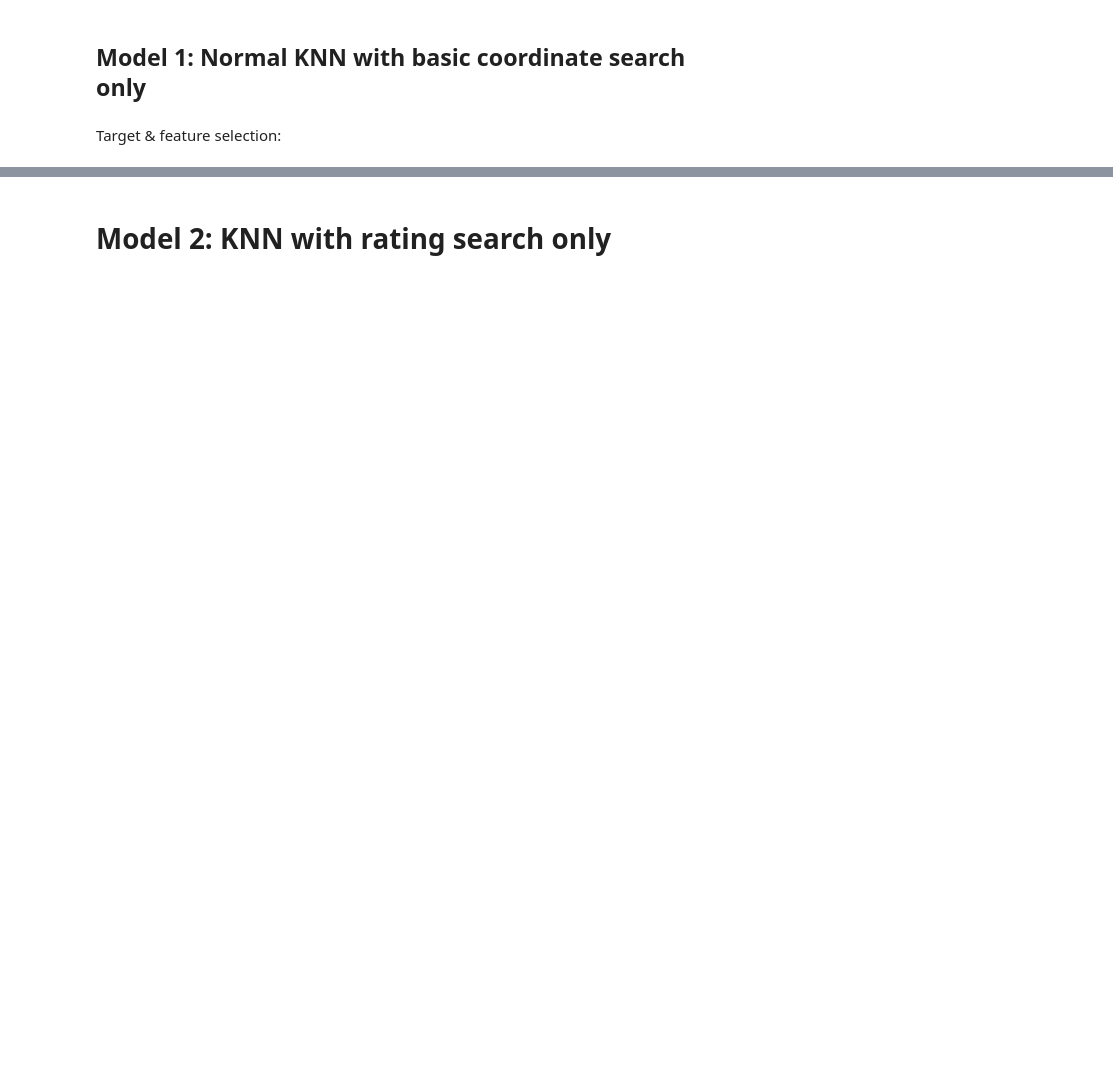
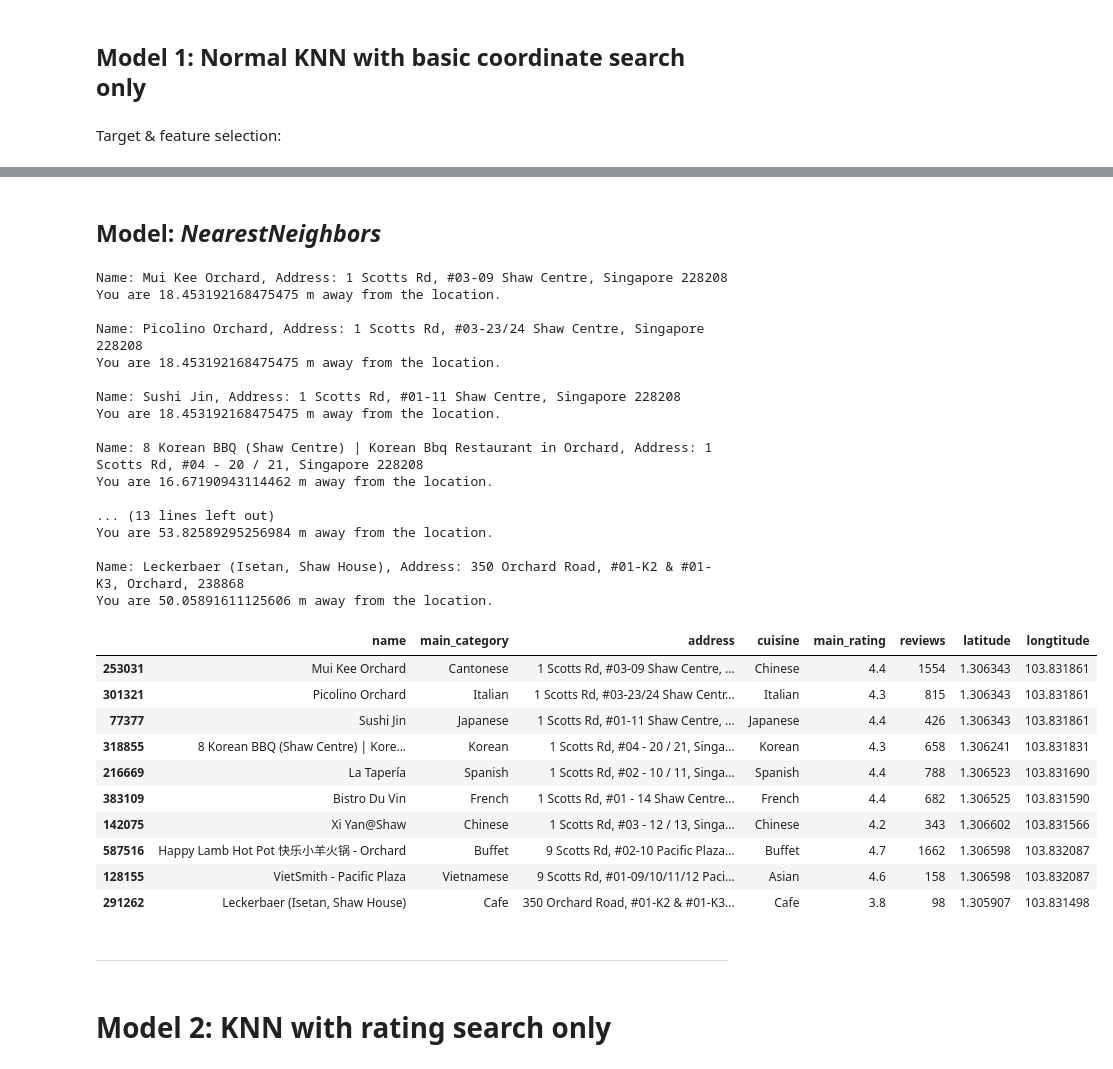
Before and after one commit to toothyachy/yumspeak, a Jupyter notebook: notebooks/Jason___K_N_N.ipynb, the cells around one changed output, grey strips where cells are left out. Saved outputs shown, nothing was run; the diff lists cells and outputs as text; code cells hidden in the pictures; blank space fills up the shorter version.

Commit message:
Experimental difference between KNeighborsClassifier and NearestNeighbors

```diff
--- a/notebooks/Jason___K_N_N.ipynb
+++ b/notebooks/Jason___K_N_N.ipynb
@@ -47,3 +38,5 @@ orgin_resturant_dataset.main_category.nunique()
+# %%
+orgin_resturant_dataset.drop_duplicates(subset=['place_id'], inplace = True)
 # %% [markdown]
 ## Model 1: Normal KNN with basic coordinate search only
 # %% [markdown]
@@ -55,5 +50,5 @@ firstMod_target_dataset = orgin_resturant_dataset['main_category']
 # %%
-def norm_cord_search(test_coordinate, search_area = 3):
+def KNN_norm_cord_search(test_coordinate, search_area = 3):
   KNN = KNeighborsClassifier(metric='haversine')
   KNN.fit(firstMod_feature_dataset.values, firstMod_target_dataset)
   neighbors = KNN.kneighbors(test_coordinate, n_neighbors=search_area, return_distance=False)
@@ -73,0 +56,12 @@ orgin_resturant_dataset.iloc[norm_cord_search(test_coordinate, test_searchresult
+# %%
+# Test coordinate
+test_coordinate = [[1.284495, 103.852716]]
+test_searchresult = 5
+
+# Show test coordinates
+KNN_result_resturant_dataset = orgin_resturant_dataset.iloc[KNN_norm_cord_search(test_coordinate, test_searchresult)[0]][['name', 'reviews', 'main_category', 'main_rating',
+       'address','cuisine', 'latitude', 'longtitude']]
+for index, row in KNN_result_resturant_dataset.iterrows():
+    print(f"Name: {row['name']}, Address: {row['address']}")
+    print(f"You are {haversine_distance(test_coordinate[0][0], test_coordinate[0][1], row['latitude'], row['longtitude'])}m away from the location.\n")
+KNN_result_resturant_dataset
@@ -74,3 +89,53 @@ orgin_resturant_dataset.iloc[norm_cord_search(test_coordinate, test_searchresult
+# %% [markdown]
+## Model: *NearestNeighbors*
+# %%
+def NN_norm_cord_search(coordinate, search_area = 3):
+  NN = NearestNeighbors(metric='haversine')
+  NN.fit(firstMod_feature_dataset.values, firstMod_target_dataset)
+  neighbors = NN.kneighbors(coordinate, n_neighbors=search_area, return_distance=False)
+  return neighbors
+# %%
+# Test coordinate
+test_coordinate = [[1.306310, 103.831698]]
+test_searchresult = 10
+
+NN_result_resturant_dataset = orgin_resturant_dataset.iloc[NN_norm_cord_search(test_coordinate, test_searchresult)[0]][['name', 'main_category', 'address','cuisine', 'main_rating','reviews',
+       'latitude', 'longtitude']]
+for index, row in NN_result_resturant_dataset.iterrows():
+    print(f"Name: {row['name']}, Address: {row['address']}")
+    print(f"You are {haversine_distance(test_coordinate[0][0], test_coordinate[0][1], row['latitude'], row['longtitude'])} m away from the location.\n")
+NN_result_resturant_dataset
+# %% [output]
+Name: Mui Kee Orchard, Address: 1 Scotts Rd, #03-09 Shaw Centre, Singapore 228208
+You are 18.453192168475475 m away from the location.
+
+Name: Picolino Orchard, Address: 1 Scotts Rd, #03-23/24 Shaw Centre, Singapore 228208
+You are 18.453192168475475 m away from the location.
+
+Name: Sushi Jin, Address: 1 Scotts Rd, #01-11 Shaw Centre, Singapore 228208
+You are 18.453192168475475 m away from the location.
+
+Name: 8 Korean BBQ (Shaw Centre) | Korean Bbq Restaurant in Orchard, Address: 1 Scotts Rd, #04 - 20 / 21, Singapore 228208
+You are 16.67190943114462 m away from the location.
+
+... (13 lines left out)
+You are 53.82589295256984 m away from the location.
+
+Name: Leckerbaer (Isetan, Shaw House), Address: 350 Orchard Road, #01-K2 & #01-K3, Orchard, 238868
+You are 50.05891611125606 m away from the location.
+|  | name | main_category | address | cuisine | main_rating | reviews | latitude | longtitude |
+| 253031 | Mui Kee Orchard | Cantonese | 1 Scotts Rd, #03-09 Shaw Centre, ... | Chinese | 4.4 | 1554 | 1.306343 | 103.831861 |
+| 301321 | Picolino Orchard | Italian | 1 Scotts Rd, #03-23/24 Shaw Centr... | Italian | 4.3 | 815 | 1.306343 | 103.831861 |
+| 77377 | Sushi Jin | Japanese | 1 Scotts Rd, #01-11 Shaw Centre, ... | Japanese | 4.4 | 426 | 1.306343 | 103.831861 |
+| 318855 | 8 Korean BBQ (Shaw Centre) | Kore... | Korean | 1 Scotts Rd, #04 - 20 / 21, Singa... | Korean | 4.3 | 658 | 1.306241 | 103.831831 |
+| 216669 | La Tapería | Spanish | 1 Scotts Rd, #02 - 10 / 11, Singa... | Spanish | 4.4 | 788 | 1.306523 | 103.831690 |
+| 383109 | Bistro Du Vin | French | 1 Scotts Rd, #01 - 14 Shaw Centre... | French | 4.4 | 682 | 1.306525 | 103.831590 |
+| 142075 | Xi Yan@Shaw | Chinese | 1 Scotts Rd, #03 - 12 / 13, Singa... | Chinese | 4.2 | 343 | 1.306602 | 103.831566 |
+| 587516 | Happy Lamb Hot Pot 快乐小羊火锅 - Orchard | Buffet | 9 Scotts Rd, #02-10 Pacific Plaza... | Buffet | 4.7 | 1662 | 1.306598 | 103.832087 |
+| 128155 | VietSmith - Pacific Plaza | Vietnamese | 9 Scotts Rd, #01-09/10/11/12 Paci... | Asian | 4.6 | 158 | 1.306598 | 103.832087 |
+| 291262 | Leckerbaer (Isetan, Shaw House) | Cafe | 350 Orchard Road, #01-K2 & #01-K3... | Cafe | 3.8 | 98 | 1.305907 | 103.831498 |
+# %% [markdown]
+---
 # %% [markdown]
 # Model 2: KNN with rating search only
 # %%
```
Also changed, not shown: parts of 14 cells of this notebook.
